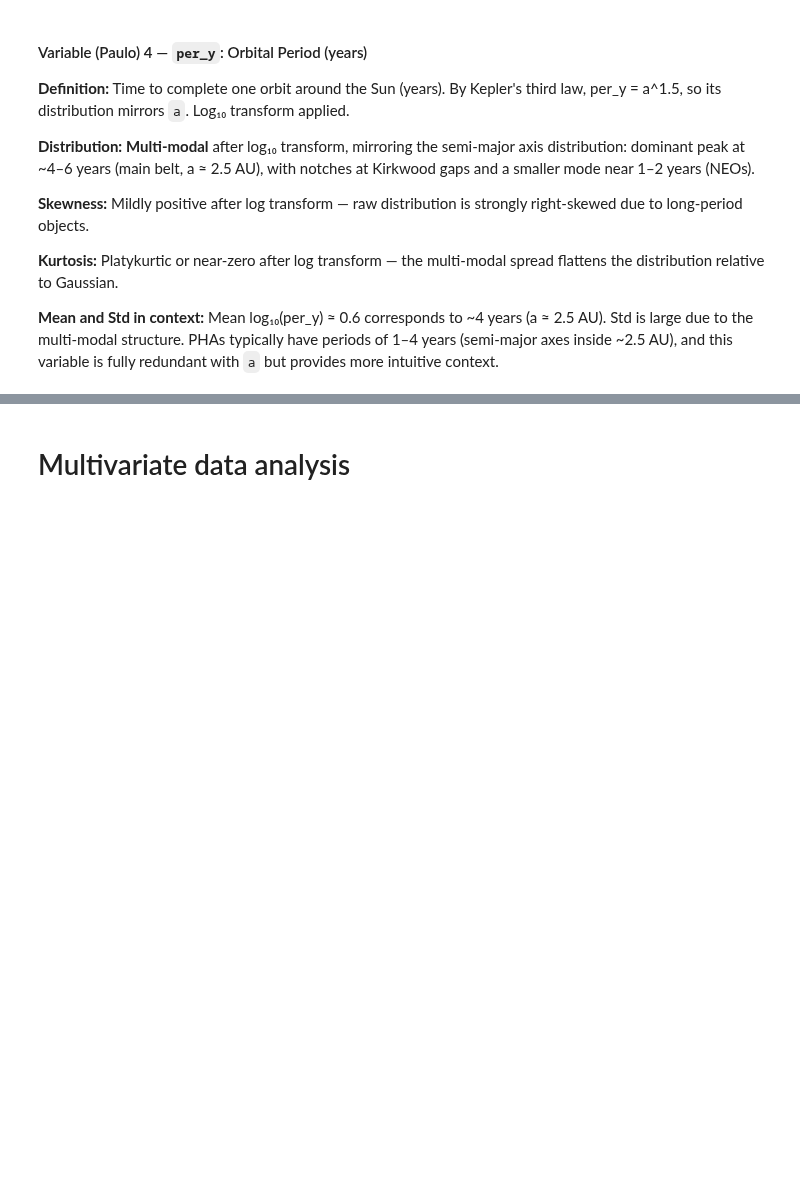
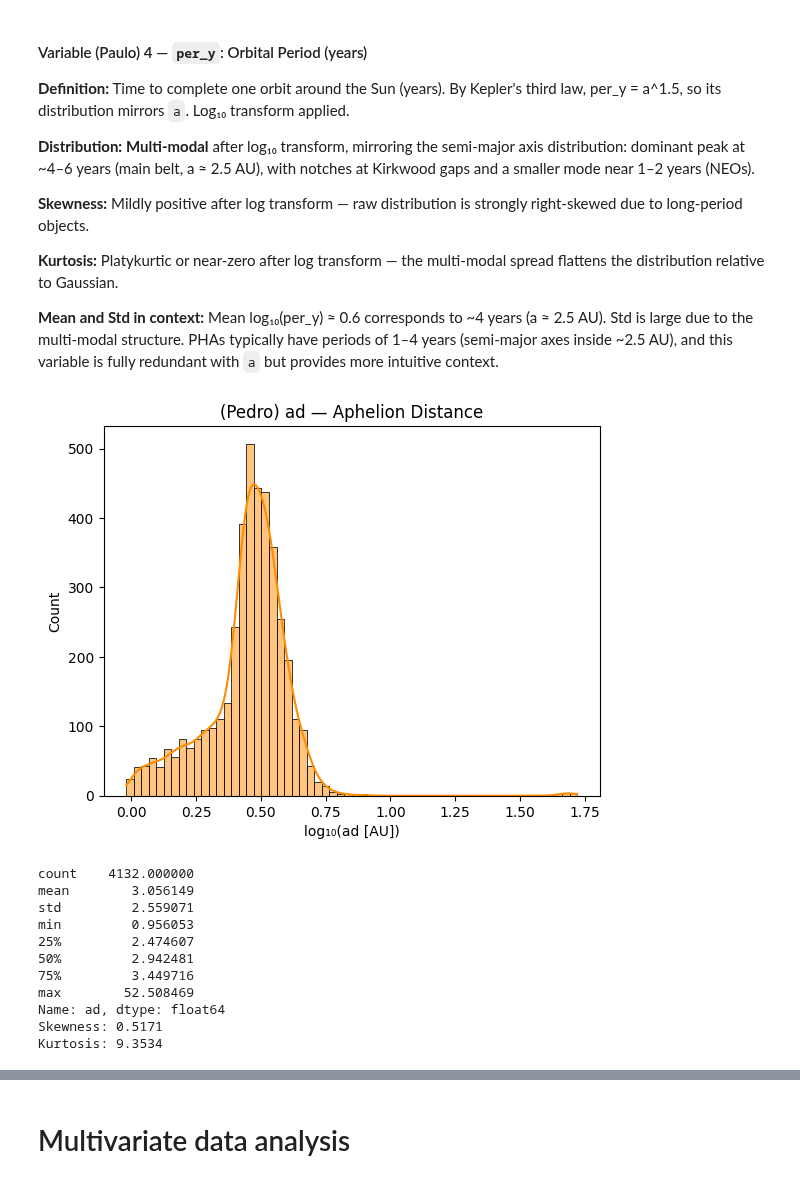
Before and after one commit to aland3r/asteroids, a Jupyter notebook: BCC_DS_TDEProject.ipynb, the cells around one changed output, grey strips where cells are left out. Cells and saved outputs as stored; diff of their text form; code cells hidden in the pictures; blank space fills up the shorter version.

```diff
--- a/BCC_DS_TDEProject.ipynb
+++ b/BCC_DS_TDEProject.ipynb
@@ -437,3 +433,35 @@ log10(per_y)     log10        938,599     0.6406     0.1615     6.2353    83.583
 **Kurtosis:** Platykurtic or near-zero after log transform — the multi-modal spread flattens the distribution relative to Gaussian.
 
 **Mean and Std in context:** Mean log₁₀(per_y) ≈ 0.6 corresponds to ~4 years (a ≈ 2.5 AU). Std is large due to the multi-modal structure. PHAs typically have periods of 1–4 years (semi-major axes inside ~2.5 AU), and this variable is fully redundant with `a` but provides more intuitive context.
+# %%
+# (Pedro) Univariate 1 — ad: Aphelion Distance
+# Farthest point of the orbit from the Sun (AU). ad = a × (1 + e).
+
+x_ad = df_sample['ad'].dropna()
+x_ad = x_ad[x_ad > 0]
+
+sns.histplot(np.log10(x_ad), bins=60, kde=True, color='darkorange')
+plt.title('(Pedro) ad — Aphelion Distance')
+plt.xlabel('log₁₀(ad [AU])')
+plt.ylabel('Count')
+plt.show()
+
+print(x_ad.describe())
+print(f"Skewness: {_skew(np.log10(x_ad)):.4f}")
+print(f"Kurtosis: {_kurt(np.log10(x_ad)):.4f}")
+
+# Right-skewed unimodal; peak at ad ≈ 3–4 AU (main belt). PHAs have low ad (1–4 AU).
+# Leptokurtic — sharp main-belt peak with heavy tails from distant populations.
+# %% [output]
+[figure, added]
+count    4132.000000
+mean        3.056149
+std         2.559071
+min         0.956053
+25%         2.474607
+50%         2.942481
+75%         3.449716
+max        52.508469
+Name: ad, dtype: float64
+Skewness: 0.5171
+Kurtosis: 9.3534
```
Also changed, not shown: parts of 10 cells of this notebook.
